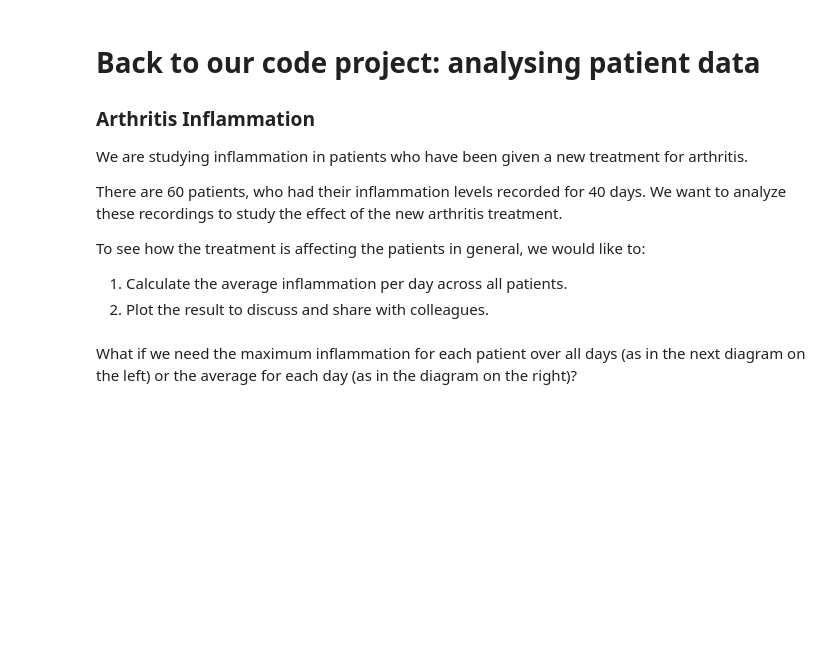
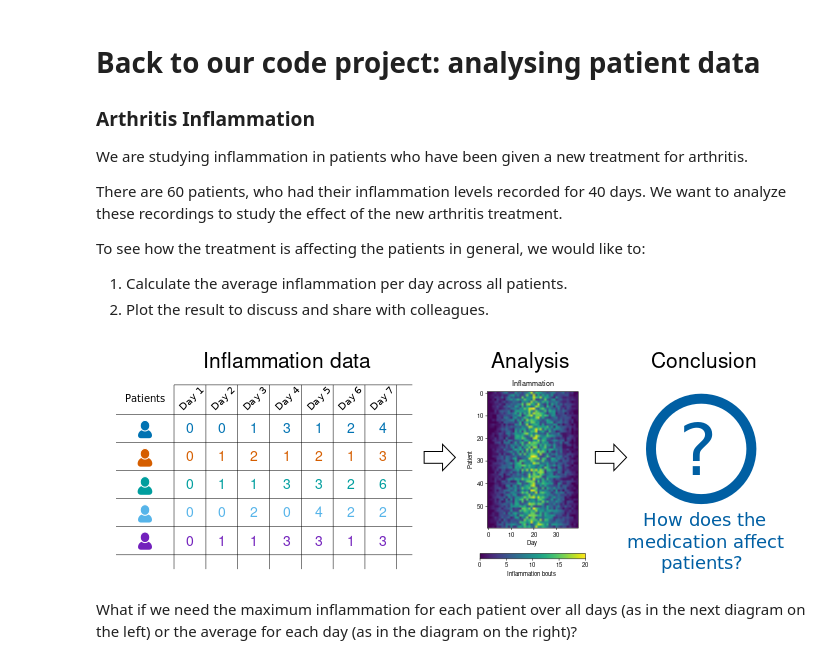
Before and after one commit to jurra/software_carpentries, a Jupyter notebook: day_1/for_helpers/lecture.ipynb, the cells around one changed output. Saved outputs shown, nothing was run; the diff lists cells and outputs as text; code cells hidden in the pictures; blank space fills up the shorter version.

```diff
--- a/day_1/for_helpers/lecture.ipynb
+++ b/day_1/for_helpers/lecture.ipynb
@@ -348,7 +346,9 @@ To see how the treatment is affecting the patients in general, we would like to:
 1. Calculate the average inflammation per day across all patients.
 1. Plot the result to discuss and share with colleagues.
 # %%
-display.Image("../img/lesson-overview.png")
+display.Image("../../img/lesson-overview.png")
+# %% [output]
+[figure, added]
 # %% [markdown]
 What if we need the maximum inflammation for each patient over all days (as in the next diagram on the left) or the average for each day (as in the diagram on the right)?
 # %%
```
Also changed, not shown: parts of 40 cells of this notebook, 5 other files.
